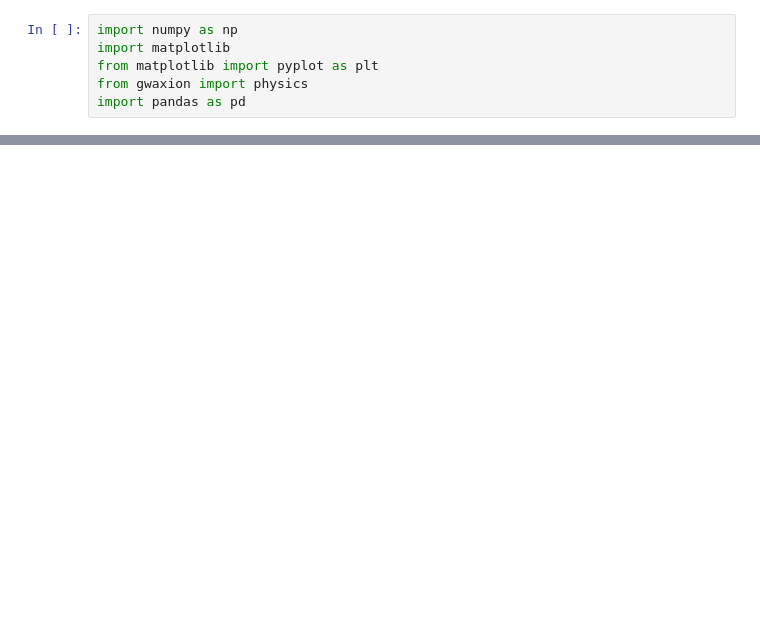
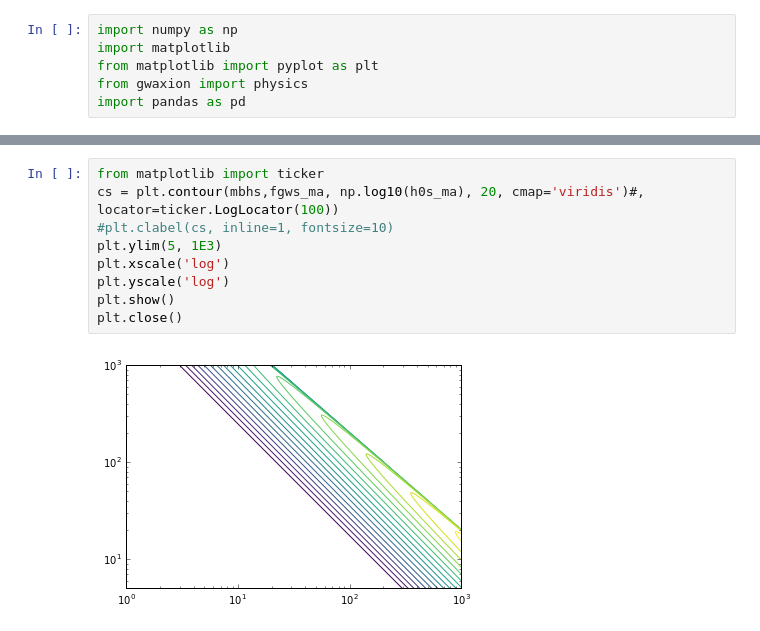
Before and after one commit to maxisi/gwaxion, a Jupyter notebook: examples/fgw_mbh_approx.ipynb, the cells around one changed output, grey strips where cells are left out. Drawn from its saved outputs; the diff is of its cells as text; blank space fills up the shorter version.

```diff
--- a/examples/fgw_mbh_approx.ipynb
+++ b/examples/fgw_mbh_approx.ipynb
@@ -11,0 +44,11 @@ distance = 5E6 * physics.PC_SI
+# %%
+from matplotlib import ticker
+cs = plt.contour(mbhs,fgws_ma, np.log10(h0s_ma), 20, cmap='viridis')#, locator=ticker.LogLocator(100))
+#plt.clabel(cs, inline=1, fontsize=10)
+plt.ylim(5, 1E3)
+plt.xscale('log')
+plt.yscale('log')
+plt.show()
+plt.close()
+# %% [output]
+[figure, added]
```
Also changed, not shown: parts of 12 cells of this notebook, 1 other file.
